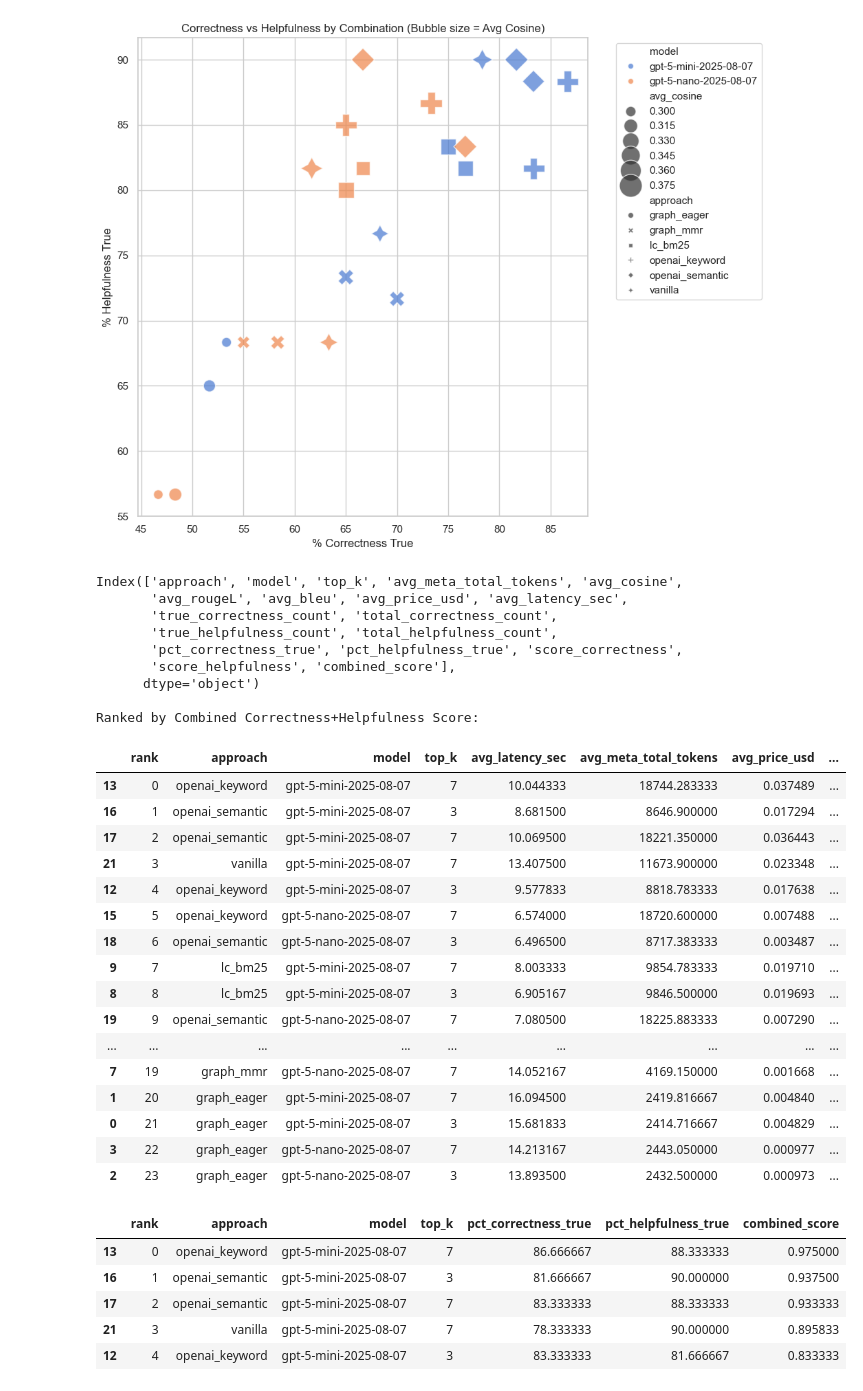
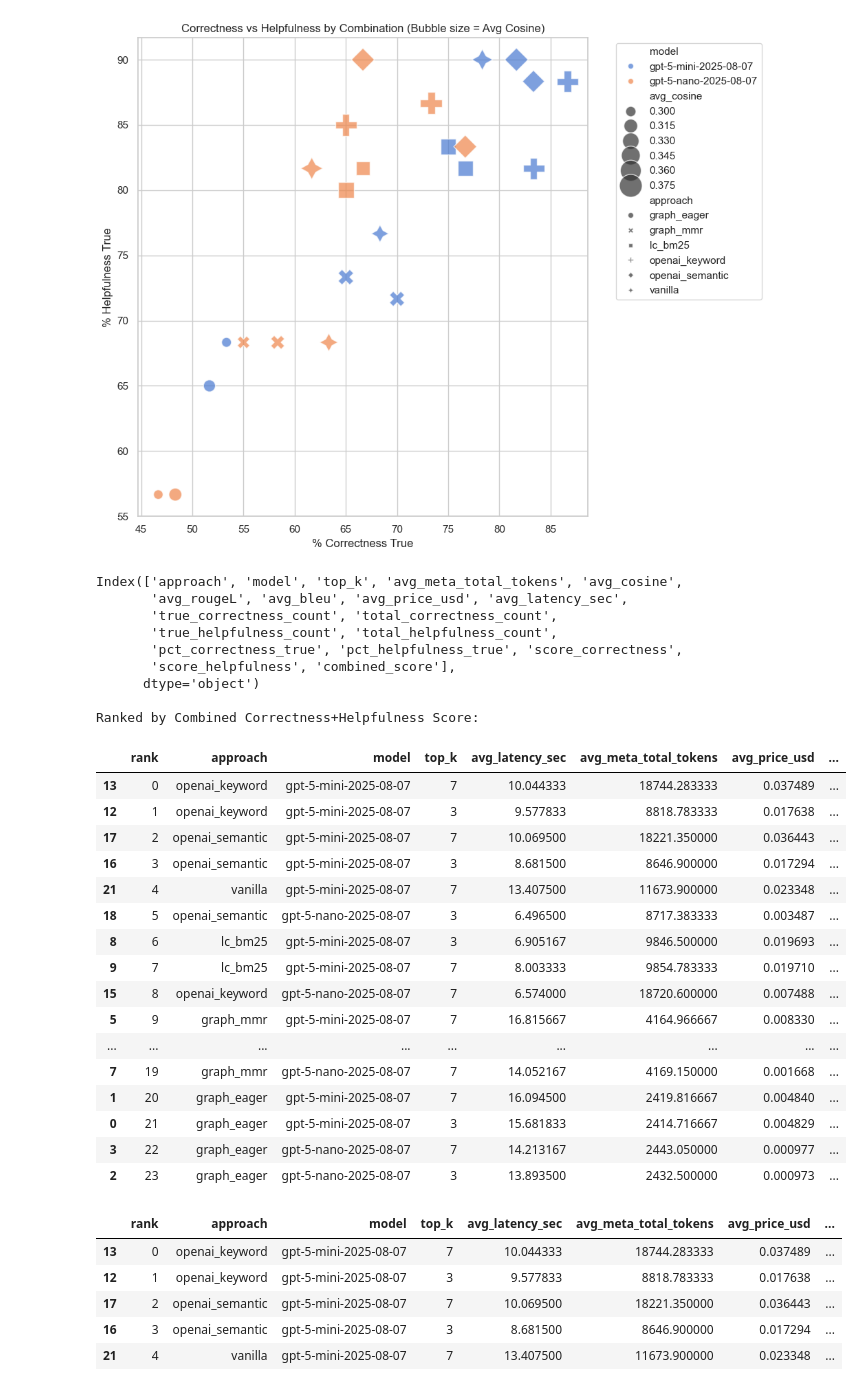
Before and after one commit to fryan2503/safety_rag_evaluation, a Jupyter notebook: code/notebooks/analysis.ipynb, the cells around one changed output. Saved outputs shown, nothing was run; the diff lists cells and outputs as text; code cells hidden in the pictures.

```diff
--- a/code/notebooks/analysis.ipynb
+++ b/code/notebooks/analysis.ipynb
@@ -290,7 +290,7 @@ agg_df[["score_correctness", "score_helpfulness"]] = scaler.fit_transform(
 )
 agg_df["combined_score"] = (agg_df["score_correctness"] + agg_df["score_helpfulness"]) / 2
 
-ranked = agg_df.sort_values("combined_score", ascending=False)
+ranked = agg_df.sort_values("score_correctness", ascending=False)
 ranked["rank"] = 0
 print(agg_df.columns)
 
@@ -313,15 +313,15 @@ Index(['approach', 'model', 'top_k', 'avg_meta_total_tokens', 'avg_cosine',
 Ranked by Combined Correctness+Helpfulness Score:
 |  | rank | approach | model | top_k | avg_latency_sec | avg_meta_total_tokens | avg_price_usd | ... |
 | 13 | 0 | openai_keyword | gpt-5-mini-2025-08-07 | 7 | 10.044333 | 18744.283333 | 0.037489 | ... |
-| 16 | 1 | openai_semantic | gpt-5-mini-2025-08-07 | 3 | 8.681500 | 8646.900000 | 0.017294 | ... |
+| 12 | 1 | openai_keyword | gpt-5-mini-2025-08-07 | 3 | 9.577833 | 8818.783333 | 0.017638 | ... |
 | 17 | 2 | openai_semantic | gpt-5-mini-2025-08-07 | 7 | 10.069500 | 18221.350000 | 0.036443 | ... |
-| 21 | 3 | vanilla | gpt-5-mini-2025-08-07 | 7 | 13.407500 | 11673.900000 | 0.023348 | ... |
-| 12 | 4 | openai_keyword | gpt-5-mini-2025-08-07 | 3 | 9.577833 | 8818.783333 | 0.017638 | ... |
-| 15 | 5 | openai_keyword | gpt-5-nano-2025-08-07 | 7 | 6.574000 | 18720.600000 | 0.007488 | ... |
-| 18 | 6 | openai_semantic | gpt-5-nano-2025-08-07 | 3 | 6.496500 | 8717.383333 | 0.003487 | ... |
+| 16 | 3 | openai_semantic | gpt-5-mini-2025-08-07 | 3 | 8.681500 | 8646.900000 | 0.017294 | ... |
+| 21 | 4 | vanilla | gpt-5-mini-2025-08-07 | 7 | 13.407500 | 11673.900000 | 0.023348 | ... |
+| 18 | 5 | openai_semantic | gpt-5-nano-2025-08-07 | 3 | 6.496500 | 8717.383333 | 0.003487 | ... |
+| 8 | 6 | lc_bm25 | gpt-5-mini-2025-08-07 | 3 | 6.905167 | 9846.500000 | 0.019693 | ... |
 | 9 | 7 | lc_bm25 | gpt-5-mini-2025-08-07 | 7 | 8.003333 | 9854.783333 | 0.019710 | ... |
-| 8 | 8 | lc_bm25 | gpt-5-mini-2025-08-07 | 3 | 6.905167 | 9846.500000 | 0.019693 | ... |
-| 19 | 9 | openai_semantic | gpt-5-nano-2025-08-07 | 7 | 7.080500 | 18225.883333 | 0.007290 | ... |
+| 15 | 8 | openai_keyword | gpt-5-nano-2025-08-07 | 7 | 6.574000 | 18720.600000 | 0.007488 | ... |
+| 5 | 9 | graph_mmr | gpt-5-mini-2025-08-07 | 7 | 16.815667 | 4164.966667 | 0.008330 | ... |
 | ... | ... | ... | ... | ... | ... | ... | ... | ... |
 | 7 | 19 | graph_mmr | gpt-5-nano-2025-08-07 | 7 | 14.052167 | 4169.150000 | 0.001668 | ... |
 | 1 | 20 | graph_eager | gpt-5-mini-2025-08-07 | 7 | 16.094500 | 2419.816667 | 0.004840 | ... |
@@ -329,17 +329,22 @@ Ranked by Combined Correctness+Helpfulness Score:
 | 3 | 22 | graph_eager | gpt-5-nano-2025-08-07 | 7 | 14.213167 | 2443.050000 | 0.000977 | ... |
 | 2 | 23 | graph_eager | gpt-5-nano-2025-08-07 | 3 | 13.893500 | 2432.500000 | 0.000973 | ... |
 # %%
+# display(ranked[[
+#     "rank", "approach", "model", "top_k",
+#     "pct_correctness_true", "pct_helpfulness_true", "combined_score"
+# ]].head(5))
+
 display(ranked[[
-    "rank", "approach", "model", "top_k",
+    "rank", "approach", "model", "top_k", "avg_latency_sec", "avg_meta_total_tokens", "avg_price_usd",
     "pct_correctness_true", "pct_helpfulness_true", "combined_score"
 ]].head(5))
 # %% [output]
-|  | rank | approach | model | top_k | pct_correctness_true | pct_helpfulness_true | combined_score |
-| 13 | 0 | openai_keyword | gpt-5-mini-2025-08-07 | 7 | 86.666667 | 88.333333 | 0.975000 |
-| 16 | 1 | openai_semantic | gpt-5-mini-2025-08-07 | 3 | 81.666667 | 90.000000 | 0.937500 |
-| 17 | 2 | openai_semantic | gpt-5-mini-2025-08-07 | 7 | 83.333333 | 88.333333 | 0.933333 |
-| 21 | 3 | vanilla | gpt-5-mini-2025-08-07 | 7 | 78.333333 | 90.000000 | 0.895833 |
-| 12 | 4 | openai_keyword | gpt-5-mini-2025-08-07 | 3 | 83.333333 | 81.666667 | 0.833333 |
+|  | rank | approach | model | top_k | avg_latency_sec | avg_meta_total_tokens | avg_price_usd | ... |
+| 13 | 0 | openai_keyword | gpt-5-mini-2025-08-07 | 7 | 10.044333 | 18744.283333 | 0.037489 | ... |
+| 12 | 1 | openai_keyword | gpt-5-mini-2025-08-07 | 3 | 9.577833 | 8818.783333 | 0.017638 | ... |
+| 17 | 2 | openai_semantic | gpt-5-mini-2025-08-07 | 7 | 10.069500 | 18221.350000 | 0.036443 | ... |
+| 16 | 3 | openai_semantic | gpt-5-mini-2025-08-07 | 3 | 8.681500 | 8646.900000 | 0.017294 | ... |
+| 21 | 4 | vanilla | gpt-5-mini-2025-08-07 | 7 | 13.407500 | 11673.900000 | 0.023348 | ... |
 # %%
 # =======================================
 # Combined Latency View
```
Also changed, not shown: parts of 6 cells of this notebook, 2 other files.
